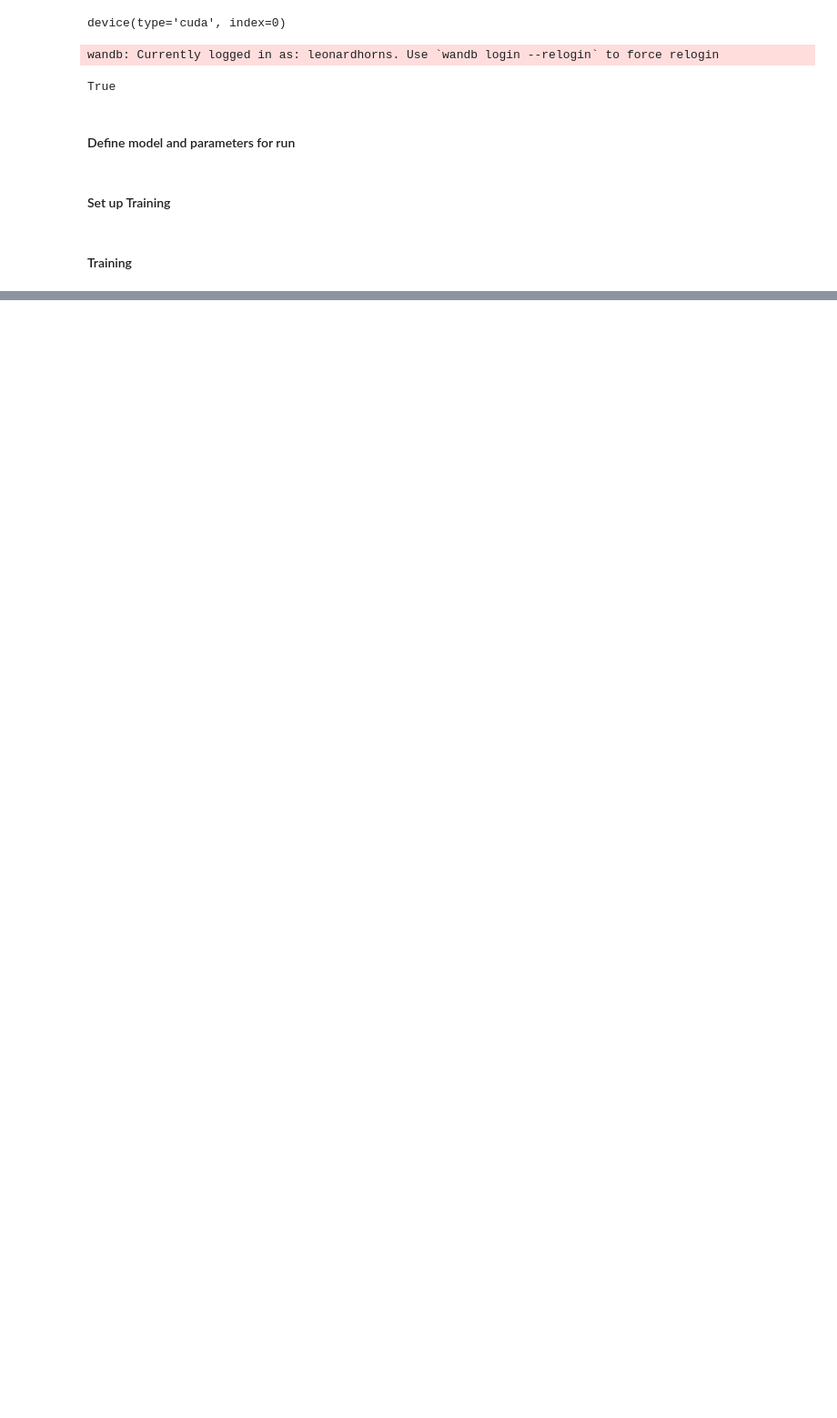
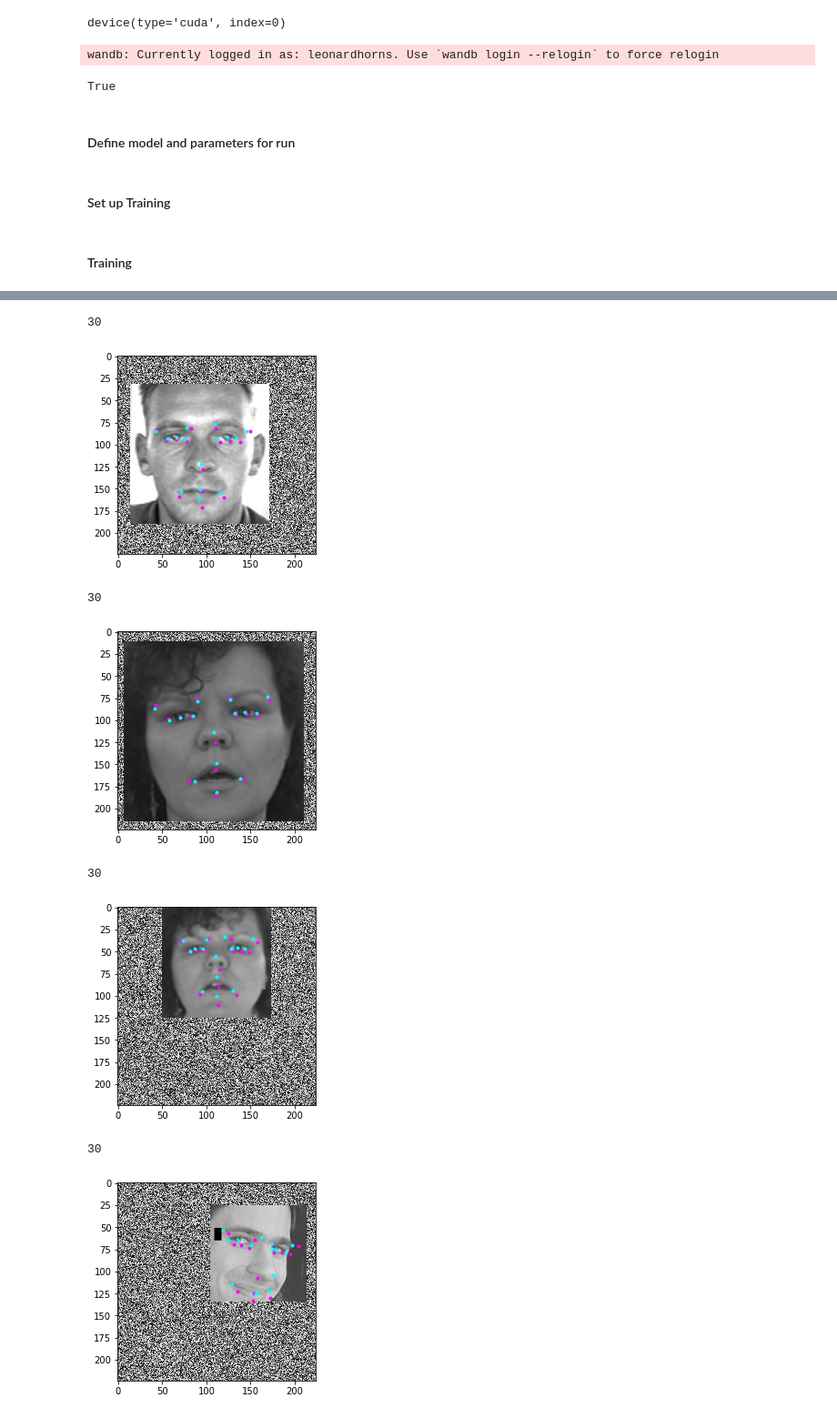
Before and after one commit to ko-redtruck/facial-landmark-detection, a Jupyter notebook: ResNet18_clean.ipynb, the cells around one changed output, grey strips where cells are left out. Shown at 91% size. Saved outputs shown, nothing was run; the diff lists cells and outputs as text; code cells hidden in the pictures; blank space fills up the shorter version.

Commit message:
Add plot of predicted labels after training
also:
- fix possible type error in `plot_images`
- fix datatype annotations for tuples
- refactor `plot_image` to properly handle exception

```diff
--- a/ResNet18_clean.ipynb
+++ b/ResNet18_clean.ipynb
@@ -131,13 +133,13 @@ plot_images(augmented_images, augmented_labels, 3)
 # Padding images
 from numpy.random import randint
 
-def random_pad_image_with_noise(image: torch.Tensor, new_size: (int, int), offset_x: int=0, offset_y: int=0):
+def random_pad_image_with_noise(image: torch.Tensor, new_size: tuple[int, int], offset_x: int=0, offset_y: int=0):
     random_image = tf.to_tensor(randint(256, dtype='uint8', size=new_size))
 
     random_image[:, offset_y:image.shape[-2] + offset_y, offset_x:image.shape[-1] + offset_x] = image
     return random_image
 
-def random_offset(image_dimensions, new_size: (int, int)):
+def random_offset(image_dimensions, new_size: tuple[int, int]):
     min_offset = (0, 0)
     max_offset = np.subtract(new_size, image_dimensions)
 
@@ -145,7 +147,7 @@ def random_offset(image_dimensions, new_size: (int, int)):
     offset_x = randint(min_offset[1], max_offset[1])
     return offset_y, offset_x
 
-def random_pad_datapoint(image: torch.Tensor, labeling: np.ndarray, new_size: (int, int)):
+def random_pad_datapoint(image: torch.Tensor, labeling: np.ndarray, new_size: tuple[int, int]):
     offset_y, offset_x = random_offset(image.shape[-2:], new_size)
 
     padded_image = random_pad_image_with_noise(image, new_size, offset_x=offset_x, offset_y=offset_y)
@@ -155,7 +157,7 @@ def random_pad_datapoint(image: torch.Tensor, labeling: np.ndarray, new_size: (i
 
     return padded_image, adjusted_labeling
 
-def random_pad_data(images, labels, new_size: (int, int)):
+def random_pad_data(images, labels, new_size: tuple[int, int]):
     padded_images = []
     adjusted_labels = []
 
@@ -344,0 +351,30 @@ epoch 44, train loss 22.79216957092285, test loss 23.08715057373047
+# %%
+# Evaluate model on test data
+from torchvision.transforms.functional import to_tensor
+
+def plot_predictions_on_image(net, images, true_labels=None):
+    try:
+        inputs = to_tensor(images)
+    except TypeError:
+        inputs = images
+
+    net.eval()
+    with torch.no_grad():
+      predicted_labels = net(inputs.to(device())).cpu()
+
+    for i in range(len(images)):
+        plt.scatter(predicted_labels[i][:-1:2], predicted_labels[i][1::2], marker=".", color='magenta')
+        plot_image(images[i], None if labels is None else true_labels[i])
+# %%
+test_images, test_labels = next(iter(test_loader))
+
+plot_predictions_on_image(net, test_images[0:5], test_labels[0:5])
+# %% [output]
+30
+[figure, added]
+30
+[figure, added]
+30
+[figure, added]
+30
+[figure, added]
```
Also changed, not shown: parts of 5 cells of this notebook.
